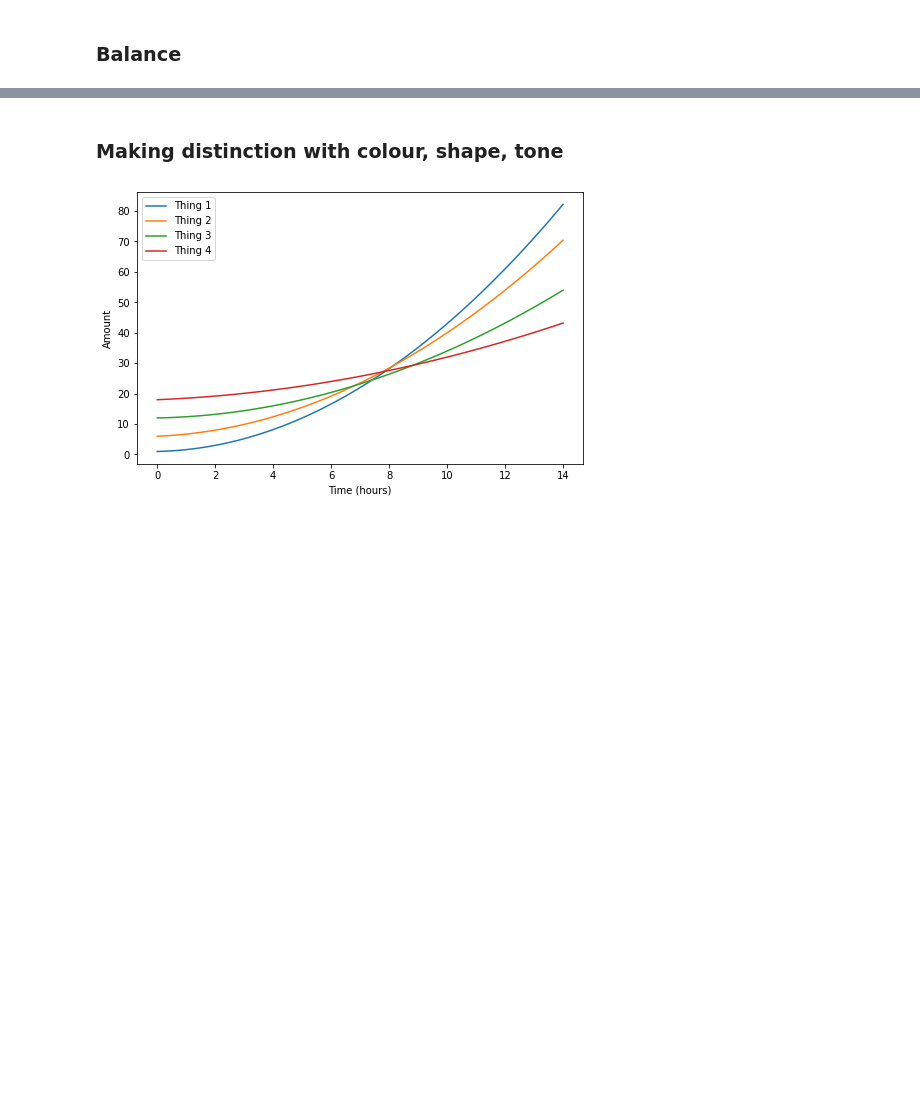
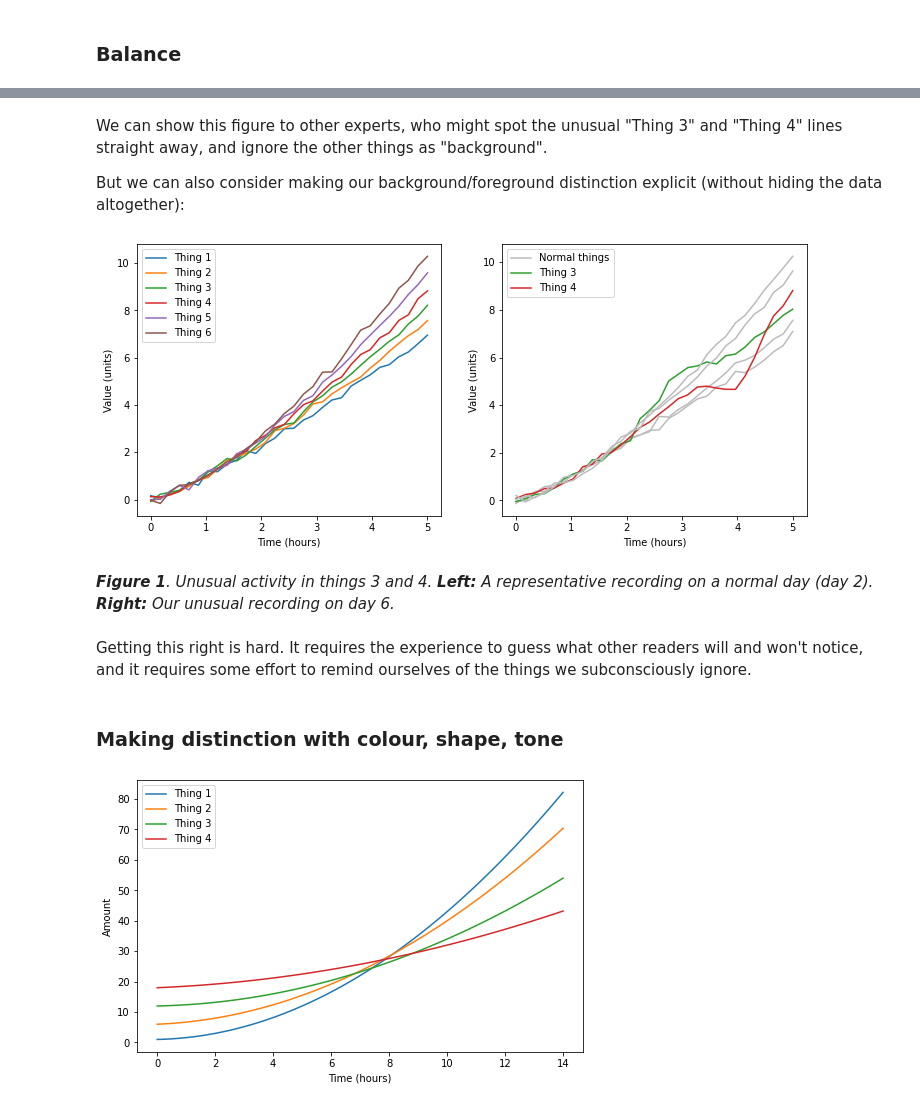
Before and after one commit to MichaelClerx/making-figures, a Jupyter notebook: part-1/1-4-visual-language.ipynb, the cells around one changed output, grey strips where cells are left out. Saved outputs shown, nothing was run; the diff lists cells and outputs as text; code cells hidden in the pictures; blank space fills up the shorter version.

```diff
--- a/part-1/1-4-visual-language.ipynb
+++ b/part-1/1-4-visual-language.ipynb
@@ -110,3 +160,34 @@ Done without skill (see above), it can be very ugly too.
+# %% [markdown]
+We can show this figure to other experts, who might spot the unusual "Thing 3" and "Thing 4" lines straight away, and ignore the other things as "background".
+
+But we can also consider making our background/foreground distinction explicit (without hiding the data altogether):
+# %%
+fig = plt.figure(figsize=(12, 5))
+
+colors = ['#bbbbbb', '#bbbbbb', 'tab:green', 'tab:red', '#bbbbbb', '#bbbbbb']
+labels = ['Normal things', None, 'Thing 3', 'Thing 4', None, None]
+
+ax = fig.add_subplot(1, 2, 1)
+ax.set_xlabel('Time (hours)')
+ax.set_ylabel('Value (units)')
+for i, y in enumerate(data):
+    ax.plot(x, y, label=f'Thing {1 + i}')
+ax.legend(loc='upper left')
+
+ax = fig.add_subplot(1, 2, 2)
+ax.set_xlabel('Time (hours)')
+ax.set_ylabel('Value (units)')
+for y, color, label in zip(data2, colors, labels):
+    ax.plot(x, y, label=label, color=color)
+ax.legend(loc='upper left')
+
+plt.show()
+# %% [output]
+[figure, added]
+# %% [markdown]
+_**Figure 1**. Unusual activity in things 3 and 4. **Left:** A representative recording on a normal day (day 2). **Right:** Our unusual recording on day 6._
+# %% [markdown]
+Getting this right is hard. It requires the experience to guess what other readers will and won't notice, and it requires some effort to remind ourselves of the things we subconsciously ignore.
 # %% [markdown]
 ### Making distinction with colour, shape, tone
 # %%
```
Also changed, not shown: parts of 6 cells of this notebook, 6 other files.
